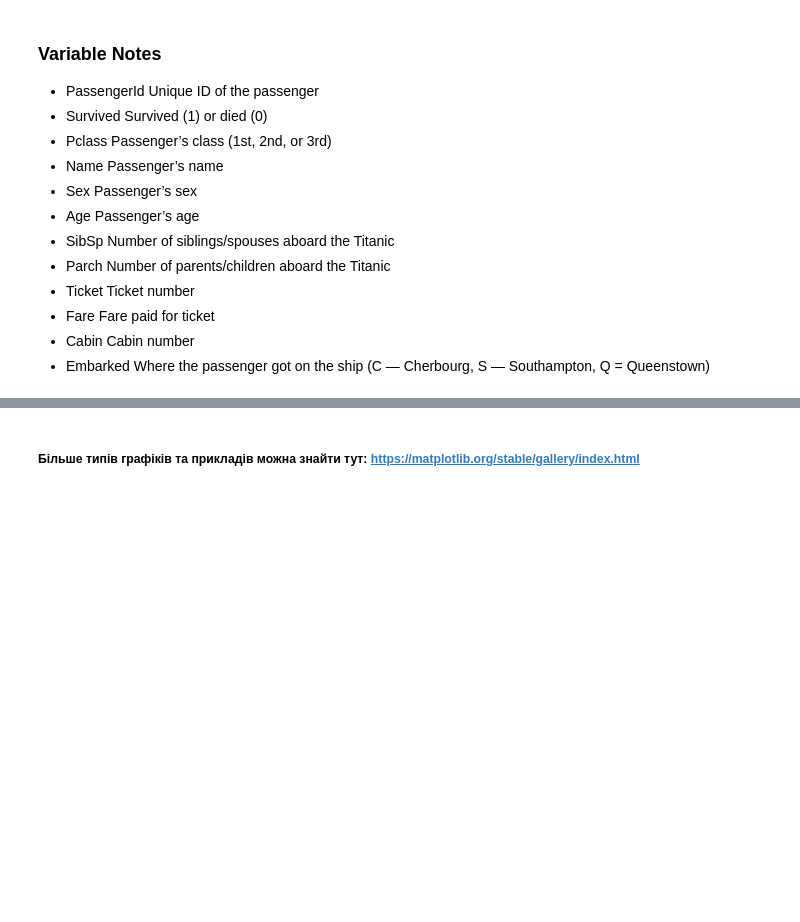
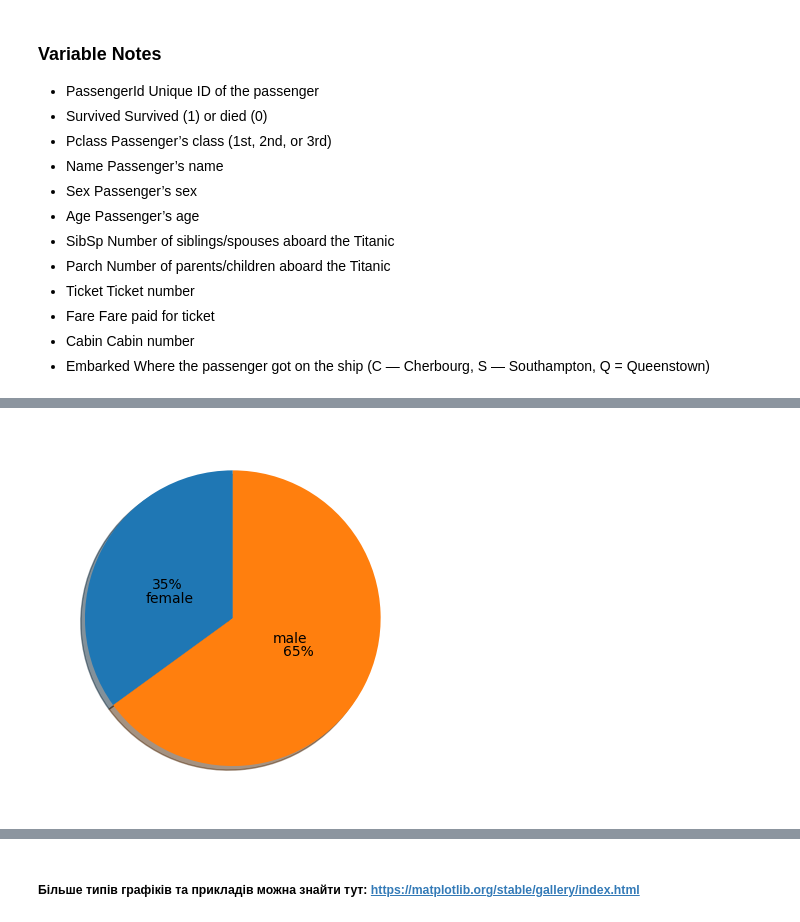
Before and after one commit to marynalysenko/goit_da_6, a Jupyter notebook: module_4_python/lesson_5_1_titanic.ipynb, the cells around one changed output, grey strips where cells are left out. Drawn from its saved outputs; the diff is of its cells as text; code cells hidden in the pictures; blank space fills up the shorter version.

```diff
--- a/module_4_python/lesson_5_1_titanic.ipynb
+++ b/module_4_python/lesson_5_1_titanic.ipynb
@@ -203,13 +286,15 @@ plt.pie(
 # %%
 plt.pie(
     df["gender_share"],
     labels=df['sex'].unique(),  # назви
-    autopct="%.1f%%",  # відсотки з округленням до 1 знаків після коми
+    autopct="%.0f%%",  # відсотки з округленням до 1 знаків після коми
     pctdistance=0.50,  # відстань від центру до відсотків
     shadow=True,  # тінь
     startangle=90,  # початковий кут
-    labeldistance=1.15,  # відстань від центру до назви
+    labeldistance=0.3,  # відстань від центру до назви
 );
+# %% [output]
+[figure, added]
 # %%
 plt.pie(
     df["gender_share"],
```
Also changed, not shown: parts of 31 cells of this notebook, 3 other files.
